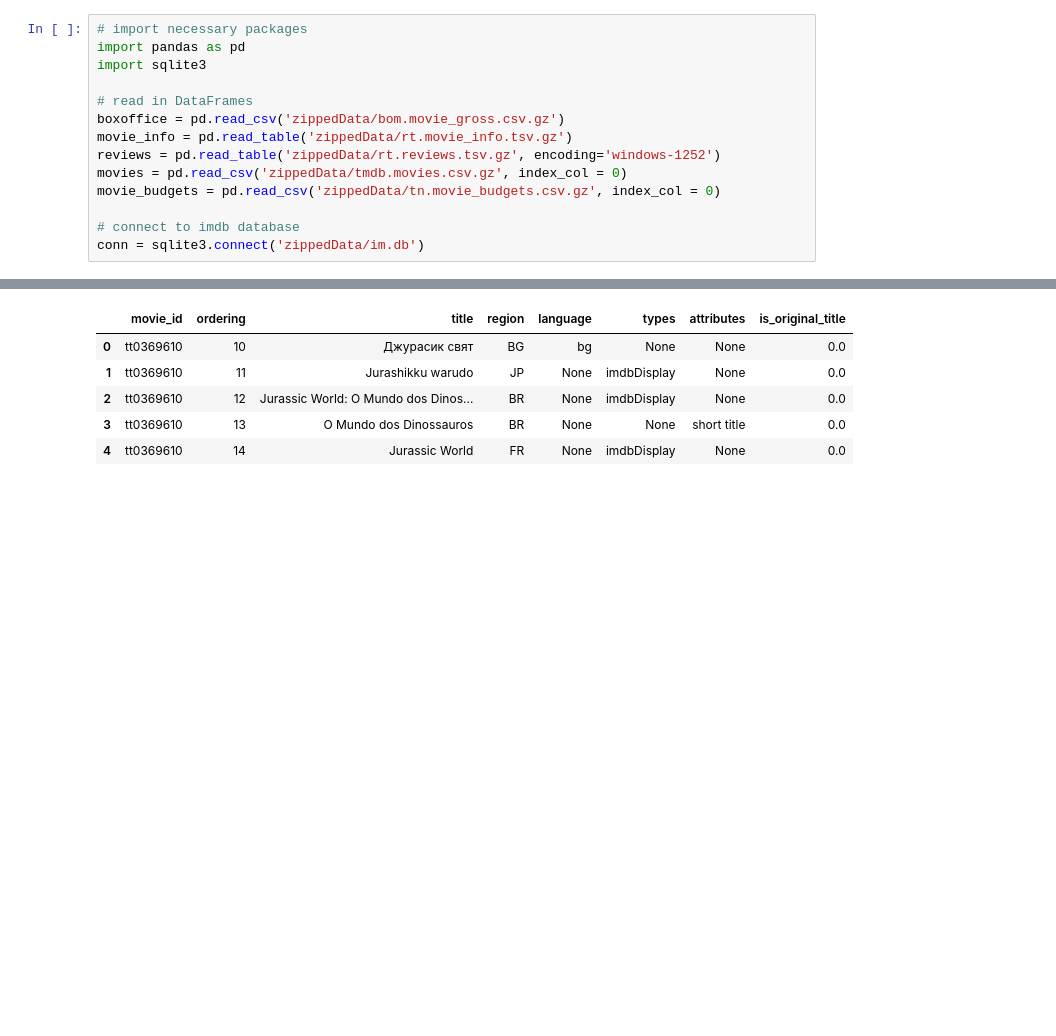
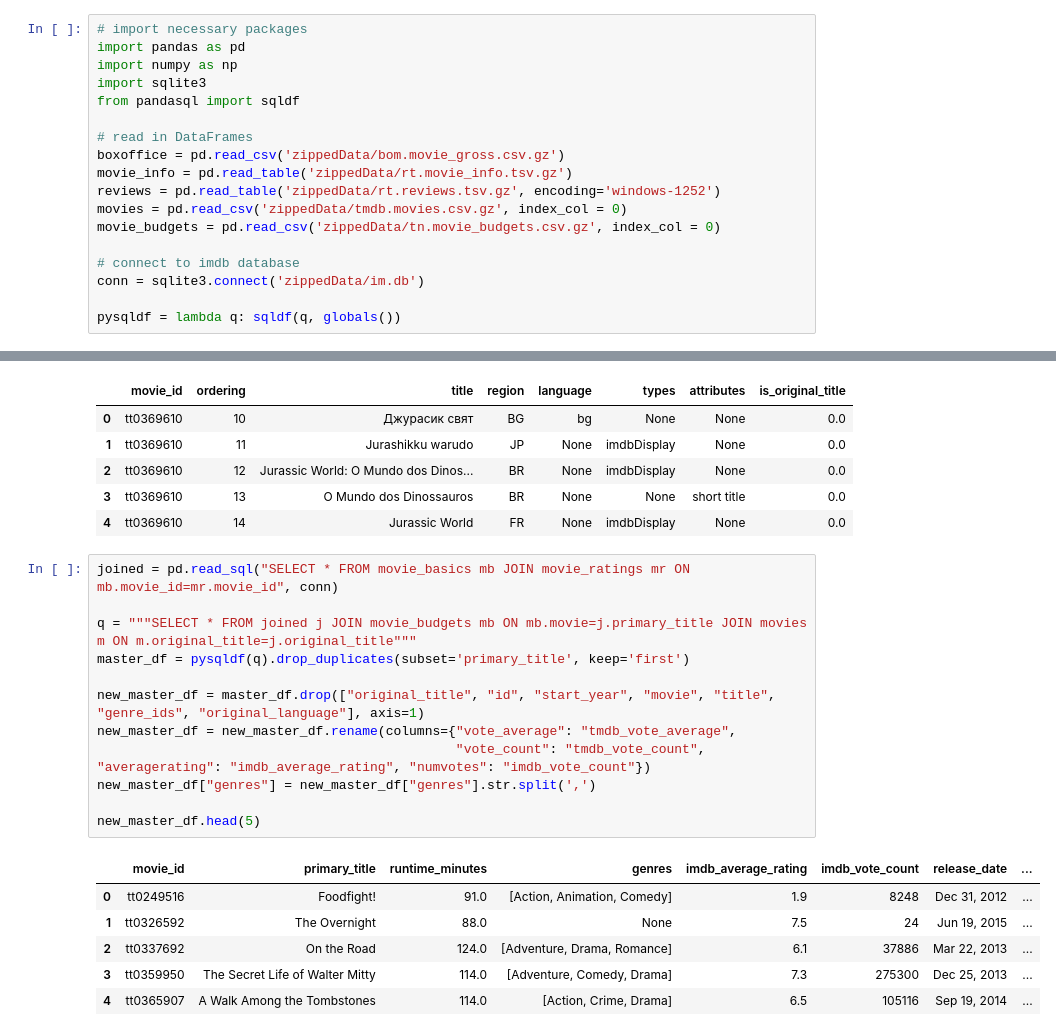
Before and after one commit to abwilliamss/AIAcademy-capstone, a Jupyter notebook: AI Academy Capstone Project - Kimberly.ipynb, the cells around one changed output, grey strips where cells are left out. Cells and saved outputs as stored; diff of their text form; blank space fills up the shorter version.

```diff
--- a/AI Academy Capstone Project - Kimberly.ipynb
+++ b/AI Academy Capstone Project - Kimberly.ipynb
@@ -3,7 +3,9 @@
 # %%
 # import necessary packages
 import pandas as pd
+import numpy as np
 import sqlite3
+from pandasql import sqldf
 
 # read in DataFrames
 boxoffice = pd.read_csv('zippedData/bom.movie_gross.csv.gz')
@@ -14,6 +16,8 @@ movie_budgets = pd.read_csv('zippedData/tn.movie_budgets.csv.gz', index_col = 0)
 
 # connect to imdb database
 conn = sqlite3.connect('zippedData/im.db')
+
+pysqldf = lambda q: sqldf(q, globals())
 # %%
 boxoffice.head(5)
 # %% [output]
@@ -164,3 +168,22 @@ LIMIT 5""", conn)
 | 2 | tt0369610 | 12 | Jurassic World: O Mundo dos Dinos... | BR | None | imdbDisplay | None | 0.0 |
 | 3 | tt0369610 | 13 | O Mundo dos Dinossauros | BR | None | None | short title | 0.0 |
 | 4 | tt0369610 | 14 | Jurassic World | FR | None | imdbDisplay | None | 0.0 |
+# %%
+joined = pd.read_sql("SELECT * FROM movie_basics mb JOIN movie_ratings mr ON mb.movie_id=mr.movie_id", conn)
+
+q = """SELECT * FROM joined j JOIN movie_budgets mb ON mb.movie=j.primary_title JOIN movies m ON m.original_title=j.original_title"""
+master_df = pysqldf(q).drop_duplicates(subset='primary_title', keep='first')
+
+new_master_df = master_df.drop(["original_title", "id", "start_year", "movie", "title", "genre_ids", "original_language"], axis=1)
+new_master_df = new_master_df.rename(columns={"vote_average": "tmdb_vote_average",
+                                              "vote_count": "tmdb_vote_count", "averagerating": "imdb_average_rating", "numvotes": "imdb_vote_count"})
+new_master_df["genres"] = new_master_df["genres"].str.split(',')
+
+new_master_df.head(5)
+# %% [output]
+|  | movie_id | primary_title | runtime_minutes | genres | imdb_average_rating | imdb_vote_count | release_date | ... |
+| 0 | tt0249516 | Foodfight! | 91.0 | [Action, Animation, Comedy] | 1.9 | 8248 | Dec 31, 2012 | ... |
+| 1 | tt0326592 | The Overnight | 88.0 | None | 7.5 | 24 | Jun 19, 2015 | ... |
+| 2 | tt0337692 | On the Road | 124.0 | [Adventure, Drama, Romance] | 6.1 | 37886 | Mar 22, 2013 | ... |
+| 3 | tt0359950 | The Secret Life of Walter Mitty | 114.0 | [Adventure, Comedy, Drama] | 7.3 | 275300 | Dec 25, 2013 | ... |
+| 4 | tt0365907 | A Walk Among the Tombstones | 114.0 | [Action, Crime, Drama] | 6.5 | 105116 | Sep 19, 2014 | ... |
```
Also changed, not shown: parts of 2 cells of this notebook.
